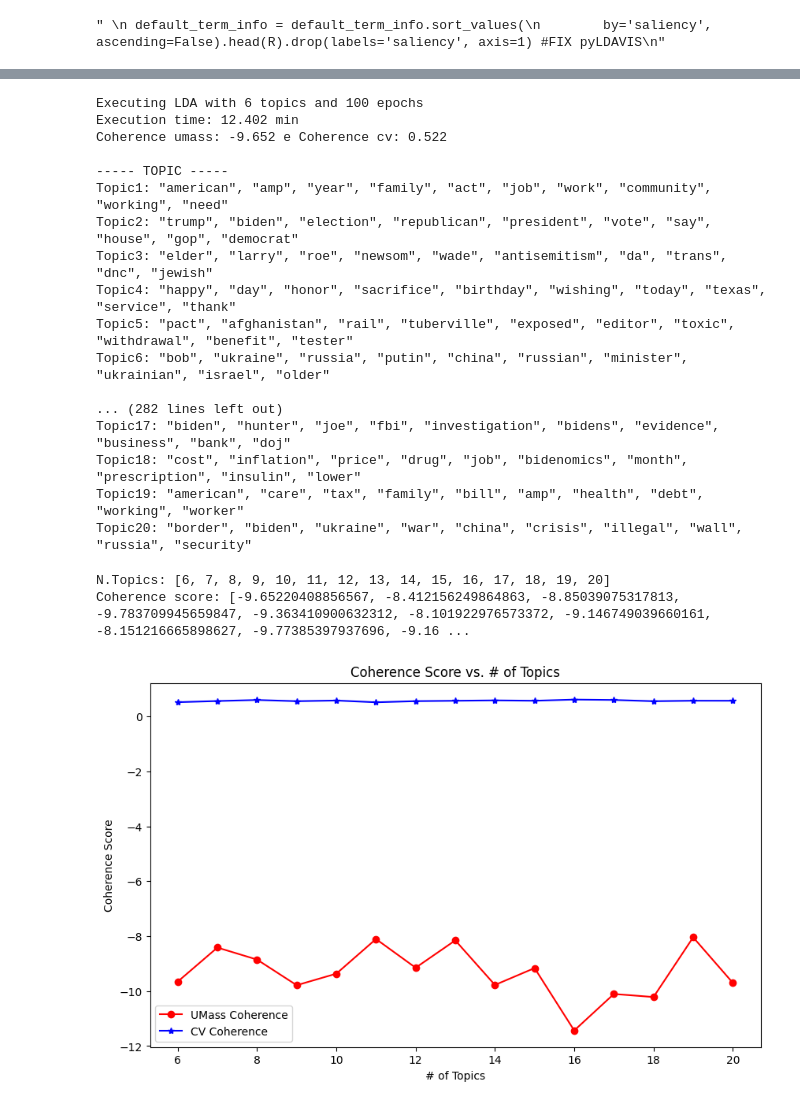
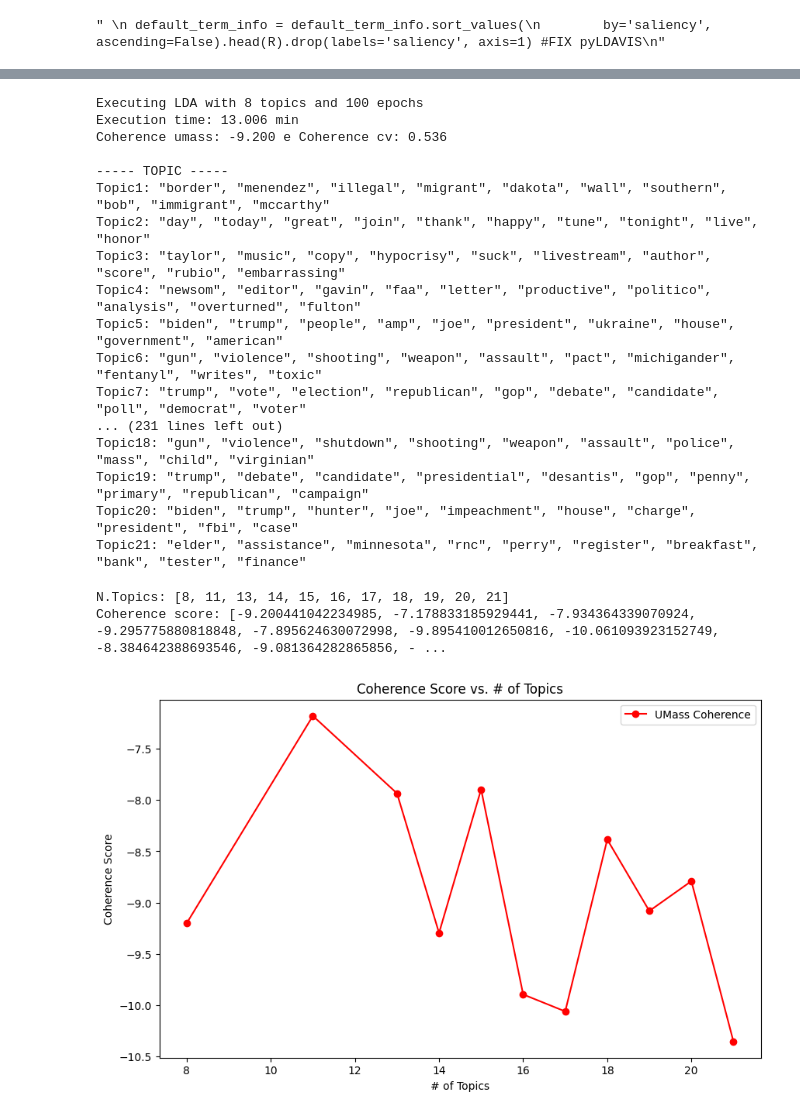
Before and after one commit to dream-19/Topic_Modeling_and_Sentiment_Analysis_on_Tweets, a Jupyter notebook: processing.ipynb, the cells around one changed output, grey strips where cells are left out. Drawn from its saved outputs; the diff is of its cells as text; code cells hidden in the pictures.

Commit message:
processing 100 epoche

```diff
--- a/processing.ipynb
+++ b/processing.ipynb
@@ -133,7 +133,7 @@ coherence_umass = []
 coherence_cv = []
 epochs = 100
 
-trial = [11, 13, 15, 17, 19]
+trial = [8, 11, 13, 14, 15, 16, 17, 18, 19, 20, 21]
 for i in trial:
     print(f"\n\nExecuting LDA with {i} topics and {epochs} epochs")
     n_topics.append(i)
@@ -144,41 +144,41 @@ for i in trial:
     print(f"Coherence umass: {umass:.3f} e Coherence cv: {cv:.3f}")
     print_topic(i, model)
 # %% [output]
-Executing LDA with 6 topics and 100 epochs
-Execution time: 12.402 min
-Coherence umass: -9.652 e Coherence cv: 0.522
+Executing LDA with 8 topics and 100 epochs
+Execution time: 13.006 min
+Coherence umass: -9.200 e Coherence cv: 0.536
 
 ----- TOPIC -----
-Topic1: "american", "amp", "year", "family", "act", "job", "work", "community", "working", "need"
-Topic2: "trump", "biden", "election", "republican", "president", "vote", "say", "house", "gop", "democrat"
-Topic3: "elder", "larry", "roe", "newsom", "wade", "antisemitism", "da", "trans", "dnc", "jewish"
-Topic4: "happy", "day", "honor", "sacrifice", "birthday", "wishing", "today", "texas", "service", "thank"
-Topic5: "pact", "afghanistan", "rail", "tuberville", "exposed", "editor", "toxic", "withdrawal", "benefit", "tester"
-Topic6: "bob", "ukraine", "russia", "putin", "china", "russian", "minister", "ukrainian", "israel", "older"
-
-... (282 lines left out)
-Topic17: "biden", "hunter", "joe", "fbi", "investigation", "bidens", "evidence", "business", "bank", "doj"
-Topic18: "cost", "inflation", "price", "drug", "job", "bidenomics", "month", "prescription", "insulin", "lower"
-Topic19: "american", "care", "tax", "family", "bill", "amp", "health", "debt", "working", "worker"
-Topic20: "border", "biden", "ukraine", "war", "china", "crisis", "illegal", "wall", "russia", "security"
+Topic1: "border", "menendez", "illegal", "migrant", "dakota", "wall", "southern", "bob", "immigrant", "mccarthy"
+Topic2: "day", "today", "great", "join", "thank", "happy", "tune", "tonight", "live", "honor"
+Topic3: "taylor", "music", "copy", "hypocrisy", "suck", "livestream", "author", "score", "rubio", "embarrassing"
+Topic4: "newsom", "editor", "gavin", "faa", "letter", "productive", "politico", "analysis", "overturned", "fulton"
+Topic5: "biden", "trump", "people", "amp", "joe", "president", "ukraine", "house", "government", "american"
+Topic6: "gun", "violence", "shooting", "weapon", "assault", "pact", "michigander", "fentanyl", "writes", "toxic"
+Topic7: "trump", "vote", "election", "republican", "gop", "debate", "candidate", "poll", "democrat", "voter"
+... (231 lines left out)
+Topic18: "gun", "violence", "shutdown", "shooting", "weapon", "assault", "police", "mass", "child", "virginian"
+Topic19: "trump", "debate", "candidate", "presidential", "desantis", "gop", "penny", "primary", "republican", "campaign"
+Topic20: "biden", "trump", "hunter", "joe", "impeachment", "house", "charge", "president", "fbi", "case"
+Topic21: "elder", "assistance", "minnesota", "rnc", "perry", "register", "breakfast", "bank", "tester", "finance"
 # %%
 
 # Load the saved LDA model
 #lda_model_up = LdaModel.load("lda_model")
 
 print("N.Topics:", n_topics)
 print("Coherence score:", coherence_umass)
 plt.figure(figsize=(10,6))
 plt.plot(n_topics, coherence_umass, marker='o', color='red', label='UMass Coherence')
-plt.plot(n_topics, coherence_cv, marker='*', color = 'blue', label = 'CV Coherence')
+#plt.plot(n_topics, coherence_cv, marker='*', color = 'blue', label = 'CV Coherence')
 plt.legend(loc='best')
 plt.title('Coherence Score vs. # of Topics')
 plt.xlabel('# of Topics')
 plt.ylabel('Coherence Score')
 plt.show()
 # %% [output]
-N.Topics: [6, 7, 8, 9, 10, 11, 12, 13, 14, 15, 16, 17, 18, 19, 20]
-Coherence score: [-9.65220408856567, -8.412156249864863, -8.85039075317813, -9.783709945659847, -9.363410900632312, -8.101922976573372, -9.146749039660161, -8.151216665898627, -9.77385397937696, -9.16 ...
+N.Topics: [8, 11, 13, 14, 15, 16, 17, 18, 19, 20, 21]
+Coherence score: [-9.200441042234985, -7.178833185929441, -7.934364339070924, -9.295775880818848, -7.895624630072998, -9.895410012650816, -10.061093923152749, -8.384642388693546, -9.081364282865856, - ...
-[figure, old version]
+[figure, new version]
 # %%
 #pyLDAvis (https://siqi-zhu.medium.com/ldavis-a-deep-dive-into-the-popular-topic-modeling-tool-d0c61a03e969)
```
Also changed, not shown: parts of 2 cells of this notebook, 3 other files.
